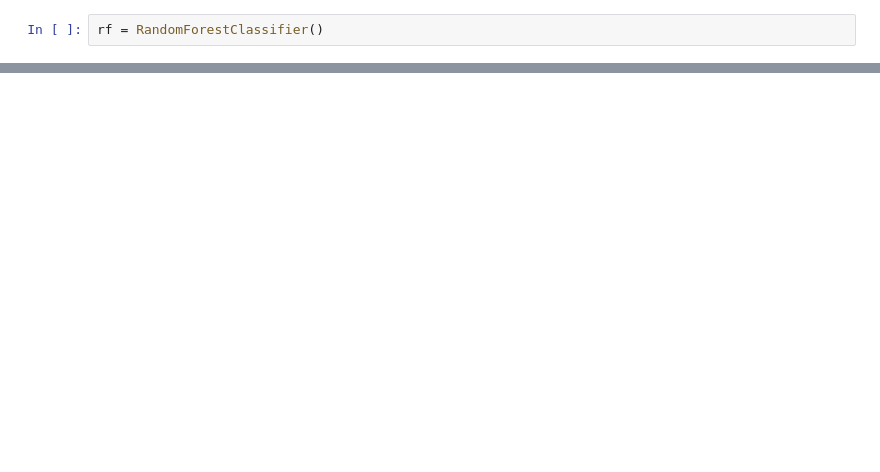
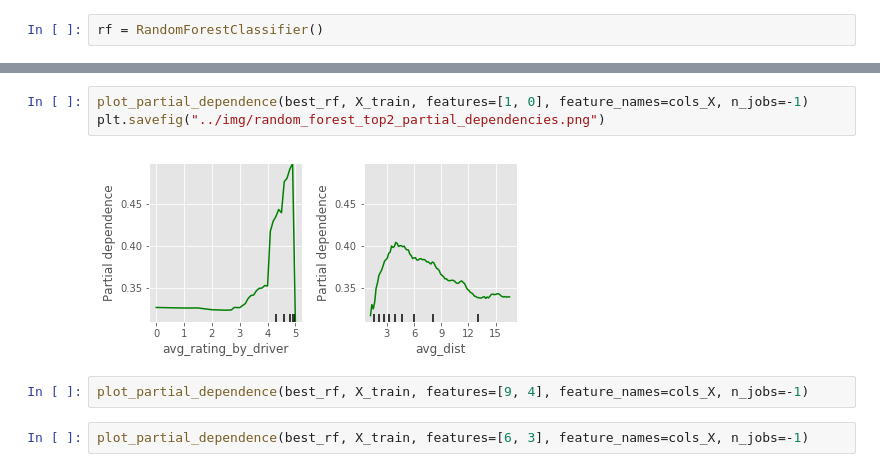
Before and after one commit to shillis17/ride_share_churn_predictions, a Jupyter notebook: notebooks/nicks_notebook.ipynb, the cells around one changed output, grey strips where cells are left out. Saved outputs shown, nothing was run; the diff lists cells and outputs as text; blank space fills up the shorter version.

```diff
--- a/notebooks/nicks_notebook.ipynb
+++ b/notebooks/nicks_notebook.ipynb
@@ -100,0 +179,9 @@ memory usage: 3.7+ MB
+# %%
+plot_partial_dependence(best_rf, X_train, features=[1, 0], feature_names=cols_X, n_jobs=-1)
+plt.savefig("../img/random_forest_top2_partial_dependencies.png")
+# %% [output]
+[figure, added]
+# %%
+plot_partial_dependence(best_rf, X_train, features=[9, 4], feature_names=cols_X, n_jobs=-1)
+# %%
+plot_partial_dependence(best_rf, X_train, features=[6, 3], feature_names=cols_X, n_jobs=-1)
```
Also changed, not shown: parts of 27 cells of this notebook, 1 other file.
